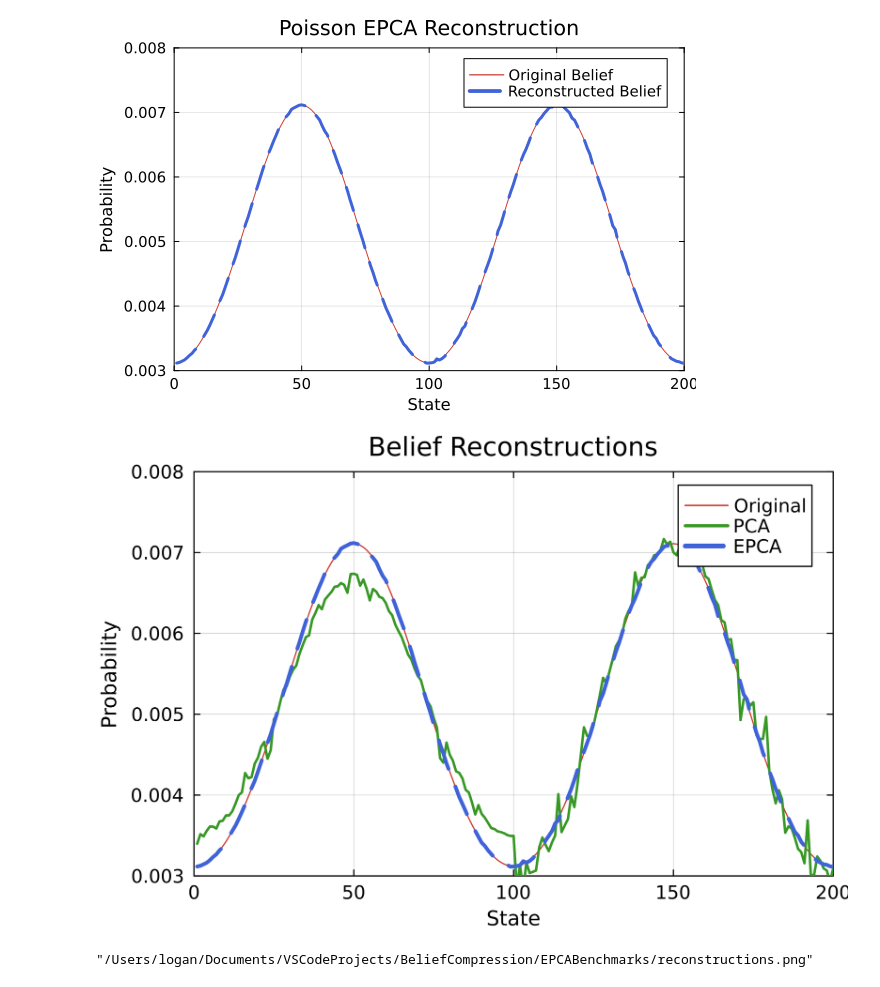
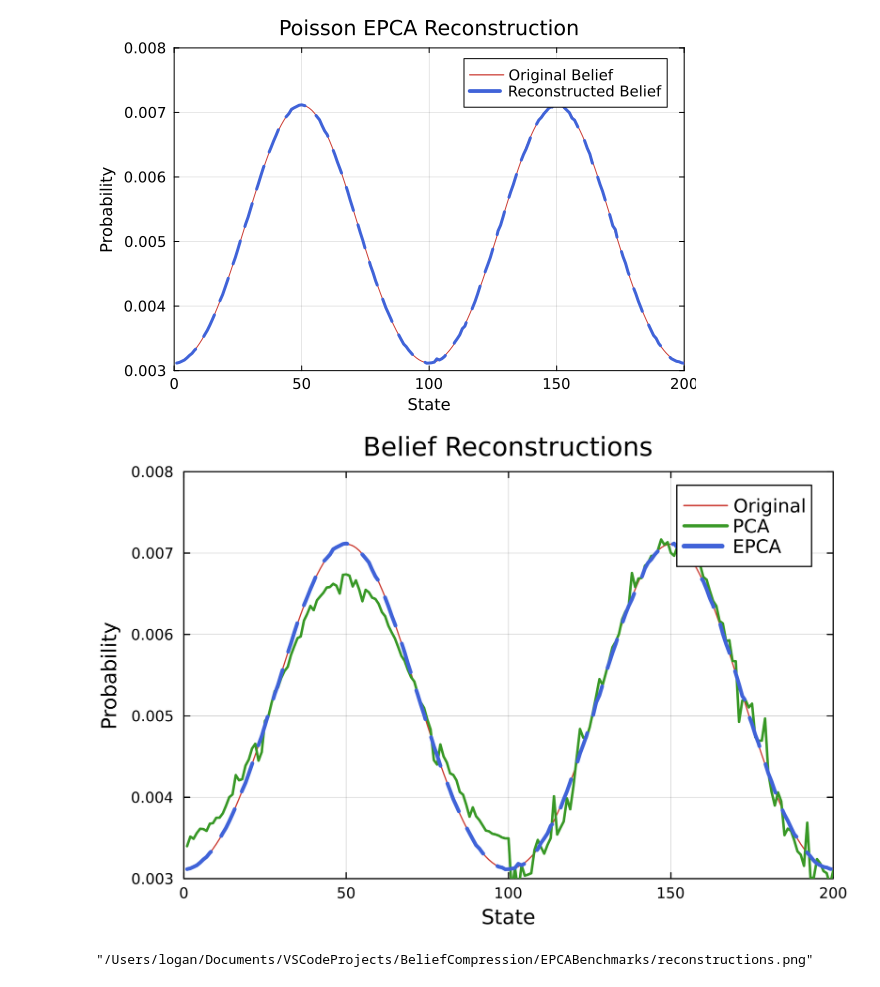
Before and after one commit to sisl/ExpFamilyPCA.jl, a Jupyter notebook: scripts/belief.ipynb, the cells around one changed output. Drawn from its saved outputs; the diff is of its cells as text; code cells hidden in the pictures.

Commit message:
figure updates

```diff
--- a/scripts/belief.ipynb
+++ b/scripts/belief.ipynb
@@ -138,35 +138,35 @@ plot(x, b1,
      color=logocolors.red,
      label="Original",
      dpi=600
 )
 
 plot!(x, recon1[1, :],
       linestyle=:solid,
       linewidth=2,
       color=logocolors.green,
       label="PCA",
       dpi=600
 )
 
 plot!(x, recon2[1, :],
       linestyle=:dash,
       linewidth=3,
       color=logocolors.blue,
       label="EPCA",
       dpi=600
 )
 
 xlabel!("State", fontsize=12)
 ylabel!("Probability", fontsize=12)
 title!("Belief Reconstructions", fontsize=14)
 
 xlims!(0, 200)
 ylims!(0.003, 0.008)
 
 plot!(legend=:topright, legendfontsize=10, framestyle=:box)
-plot!(xtickfontsize=10, ytickfontsize=10)
+plot!(xtickfontsize=8, ytickfontsize=8)
 # %% [output]
-[figure, old version]
+[figure, new version]
 # %%
 savefig("reconstructions.png")
 # %% [output]
```
Also changed, not shown: 5 other files.
